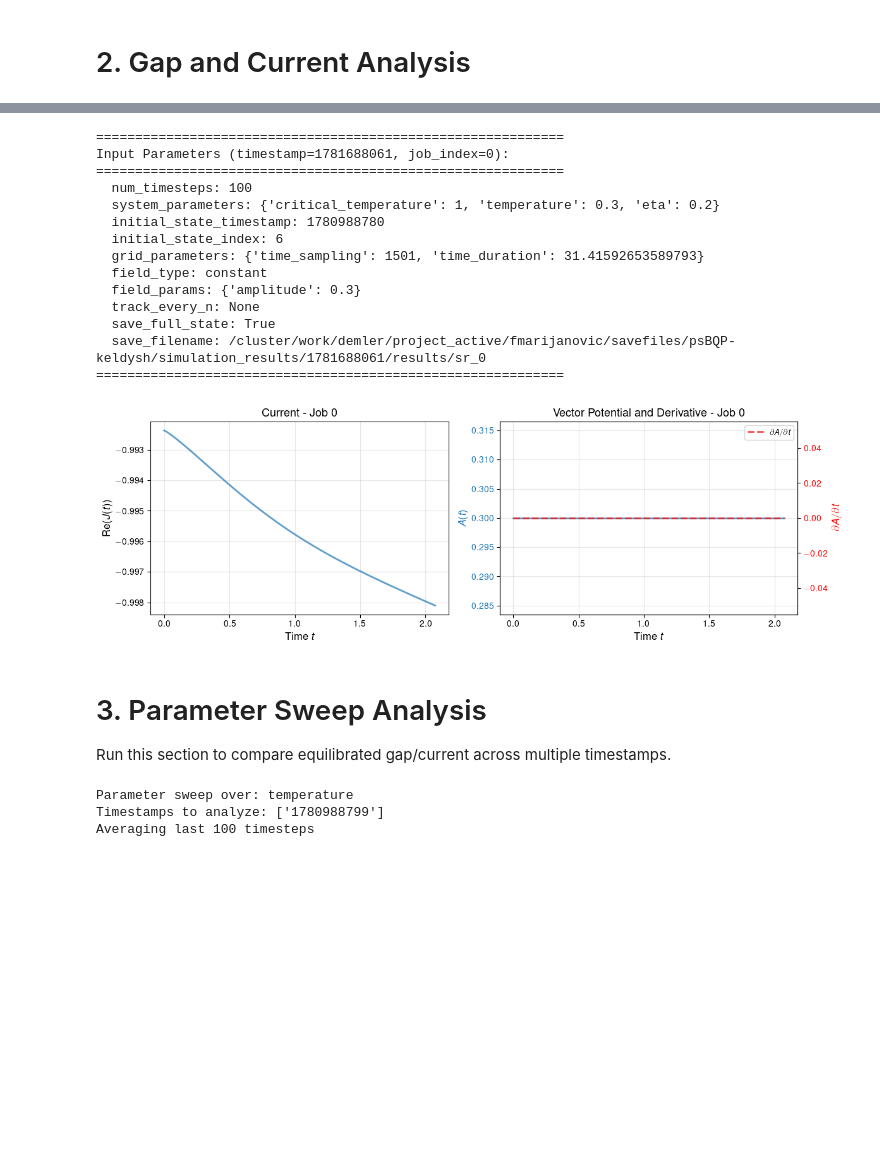
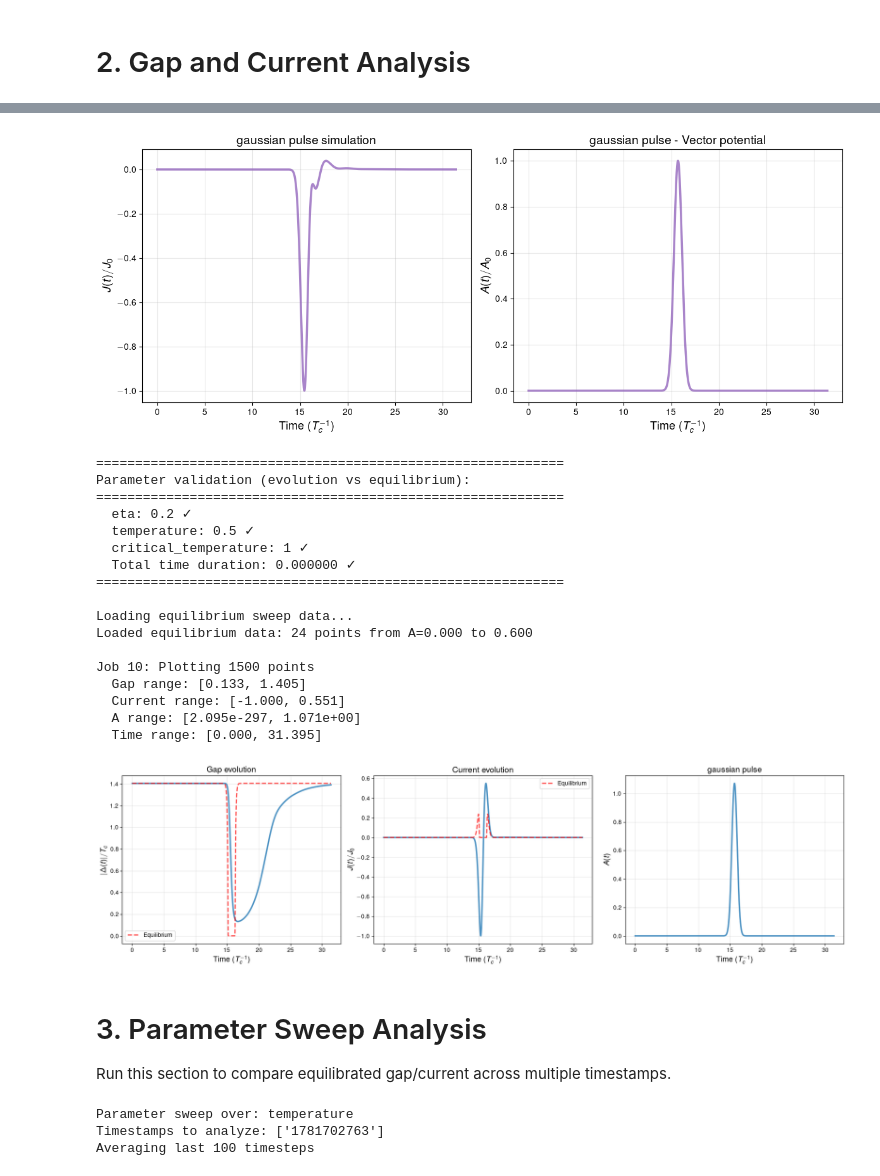
Before and after one commit to j-curtis/psBQP, a Jupyter notebook: Analyze_solutions.ipynb, the cells around one changed output, grey strips where cells are left out. Saved outputs shown, nothing was run; the diff lists cells and outputs as text; code cells hidden in the pictures; blank space fills up the shorter version.

```diff
--- a/Analyze_solutions.ipynb
+++ b/Analyze_solutions.ipynb
@@ -369,5 +353,9 @@ Time-Translation Invariance Results:
   Passed (threshold 1e-08): False
 # %% [markdown]
 # 2. Gap and Current Analysis
+# %%
+evolution_timestamp = '1781818157'
+evolution_job_index = 4
+equilibrium_timestamp = '1781703037'
 # %%
 # Plot gap evolution for this job
@@ -391,30 +365,43 @@ Input Parameters (timestamp=1781688061, job_index=0):
 # %%
 # Plot current evolution for this job
-da.plot_current(check_timestamp, check_job_index, save_plot=False)
+da.plot_current(evolution_timestamp, evolution_job_index, save_plot=False)
 # %% [output]
-============================================================
-Input Parameters (timestamp=1781688061, job_index=0):
-============================================================
-  num_timesteps: 100
-  system_parameters: {'critical_temperature': 1, 'temperature': 0.3, 'eta': 0.2}
-  initial_state_timestamp: 1780988780
-  initial_state_index: 6
-  grid_parameters: {'time_sampling': 1501, 'time_duration': 31.41592653589793}
-  field_type: constant
-  field_params: {'amplitude': 0.3}
-  track_every_n: None
-  save_full_state: True
-  save_filename: /cluster/work/demler/project_active/fmarijanovic/savefiles/psBQP-keldysh/simulation_results/1781688061/results/sr_0
-============================================================
-[figure, old version]
+[figure, new version]
+# %%
+da.plot_gap_current_combined(
+      timestamp=evolution_timestamp,           # Your time evolution run
+      job_index=10,                      # Specific job to plot
+      equilibrium_timestamp=equilibrium_timestamp,  # Your equilibrium sweep run
+      n_average=100,                    # Average last 100 timesteps for equilibrium
+      save_plot=False                    # Save to Figures/
+  )
+# %% [output]
+============================================================
+Parameter validation (evolution vs equilibrium):
+============================================================
+  eta: 0.2 ✓
+  temperature: 0.5 ✓
+  critical_temperature: 1 ✓
+  Total time duration: 0.000000 ✓
+============================================================
+
+Loading equilibrium sweep data...
+Loaded equilibrium data: 24 points from A=0.000 to 0.600
+
+Job 10: Plotting 1500 points
+  Gap range: [0.133, 1.405]
+  Current range: [-1.000, 0.551]
+  A range: [2.095e-297, 1.071e+00]
+  Time range: [0.000, 31.395]
+[figure, added]
 # %% [markdown]
 # 3. Parameter Sweep Analysis
 
 Run this section to compare equilibrated gap/current across multiple timestamps.
 # %%
 # Define timestamps for parameter sweep comparison
-sweep_timestamps = ['1780988799']  # Add more timestamps as needed: ['ts1', 'ts2', ...]
-
+sweep_timestamps = ['1781702763']  # Add more timestamps as needed: ['ts1', 'ts2', ...]
+#'1781865083', 1781702763
 # Parameters to sweep over: 'temperature' or 'vector_potential'
 sweep_parameter = 'temperature'
 
@@ -426,7 +413,7 @@ print(f"Timestamps to analyze: {sweep_timestamps}")
 print(f"Averaging last {n_average} timesteps")
 # %% [output]
 Parameter sweep over: temperature
-Timestamps to analyze: ['1780988799']
+Timestamps to analyze: ['1781702763']
 Averaging last 100 timesteps
 # %%
 # Plot equilibrated gap vs parameter
```
Also changed, not shown: parts of 17 cells of this notebook, 23 other files.
